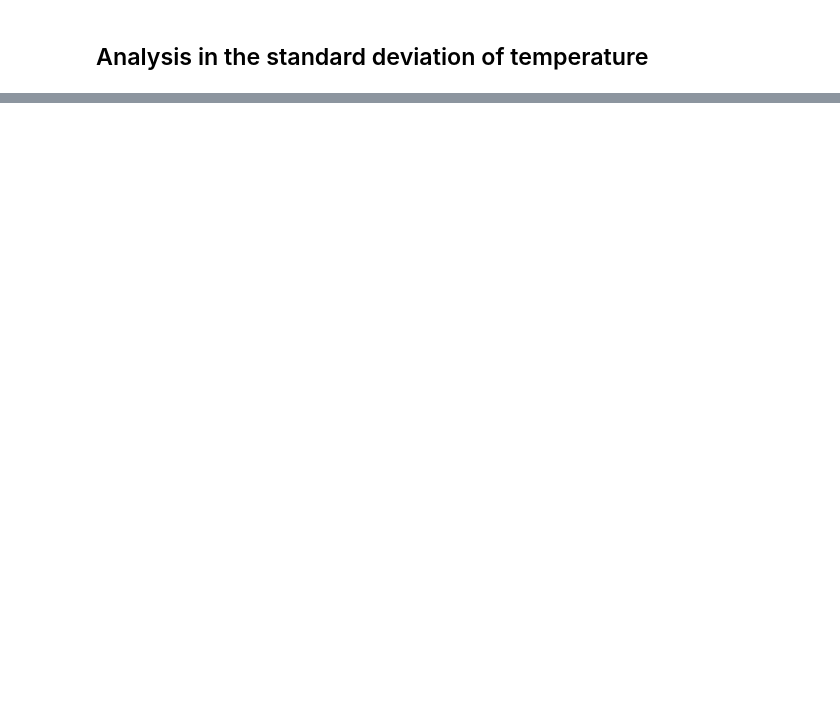
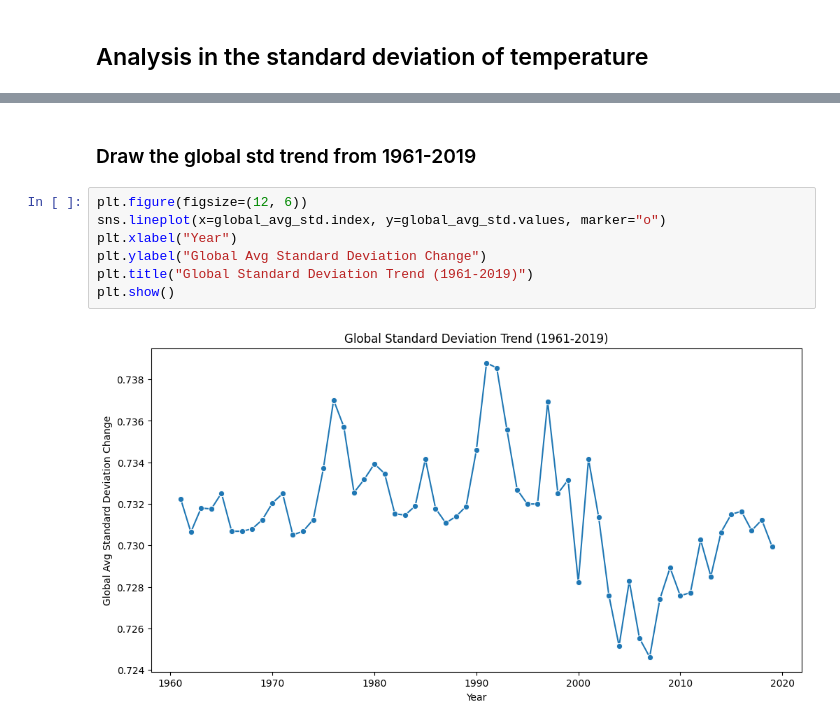
Before and after one commit to stacyshki/TemperatureChangeVisualization, a Jupyter notebook: FINAL PROJECT.ipynb, the cells around one changed output, grey strips where cells are left out. Drawn from its saved outputs; the diff is of its cells as text; blank space fills up the shorter version.

```diff
--- a/FINAL PROJECT.ipynb
+++ b/FINAL PROJECT.ipynb
@@ -61,0 +231,11 @@ Passing `palette` without assigning `hue` is deprecated and will be removed in v
+# %% [markdown]
+### Draw the global std trend from 1961-2019
+# %%
+plt.figure(figsize=(12, 6))
+sns.lineplot(x=global_avg_std.index, y=global_avg_std.values, marker="o")
+plt.xlabel("Year")
+plt.ylabel("Global Avg Standard Deviation Change")
+plt.title("Global Standard Deviation Trend (1961-2019)")
+plt.show()
+# %% [output]
+[figure, added]
```
Also changed, not shown: parts of 27 cells of this notebook, 21 other files.
